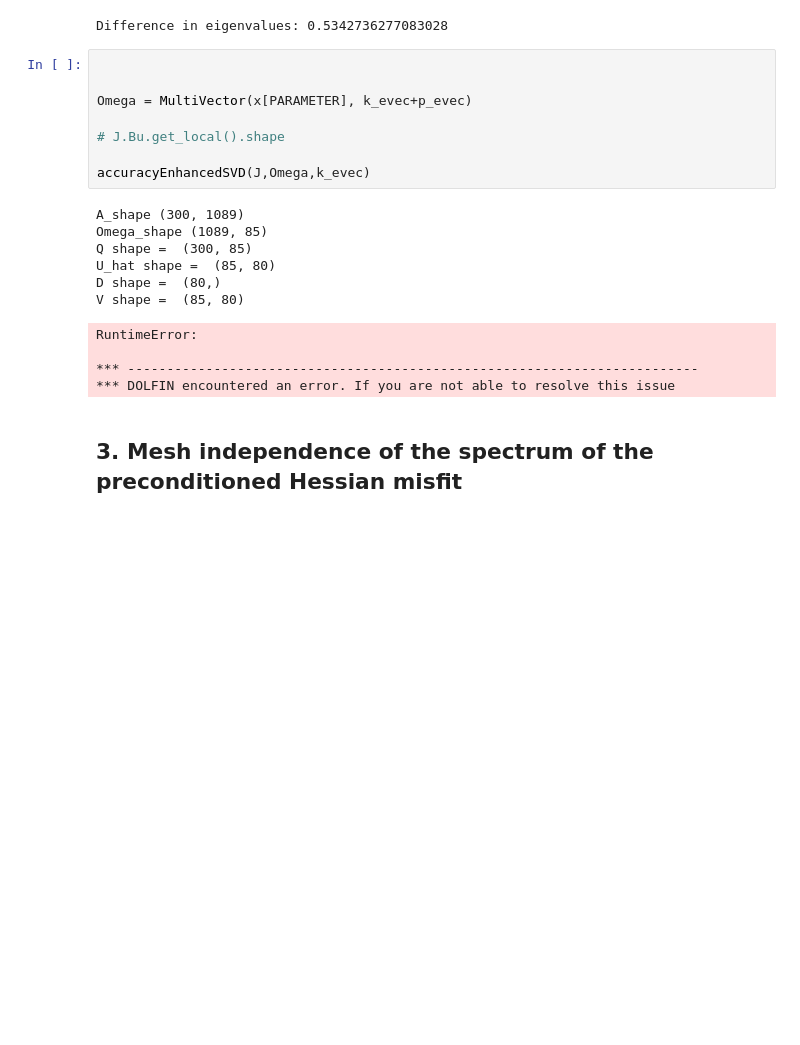
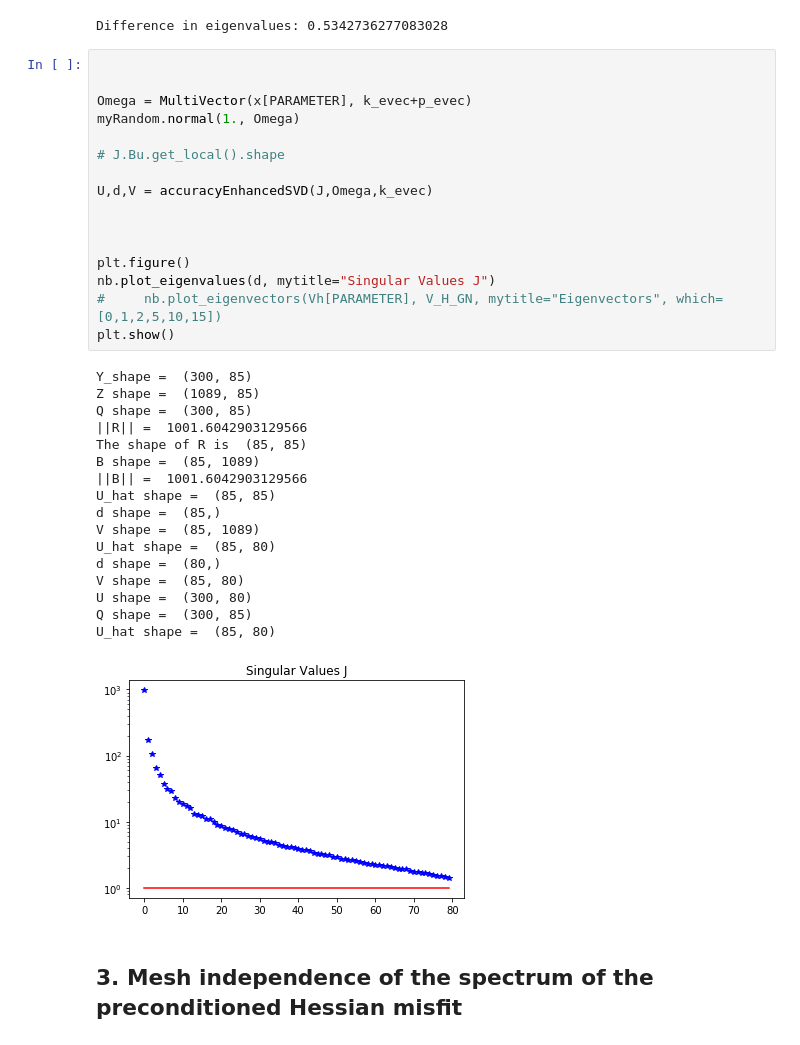
Before and after one commit to hippylib/hippylib, a Jupyter notebook: svd_test/JacobianTest.ipynb, the cells around one changed output. Saved outputs shown, nothing was run; the diff lists cells and outputs as text; blank space fills up the shorter version.

```diff
--- a/svd_test/JacobianTest.ipynb
+++ b/svd_test/JacobianTest.ipynb
@@ -209,22 +212,37 @@ Difference in eigenvalues: 0.5342736277083028
 # %%
 
 
 Omega = MultiVector(x[PARAMETER], k_evec+p_evec)
+myRandom.normal(1., Omega)
 
 # J.Bu.get_local().shape
 
-accuracyEnhancedSVD(J,Omega,k_evec)
+U,d,V = accuracyEnhancedSVD(J,Omega,k_evec)
+
+
+
+plt.figure()
+nb.plot_eigenvalues(d, mytitle="Singular Values J")
+#     nb.plot_eigenvectors(Vh[PARAMETER], V_H_GN, mytitle="Eigenvectors", which=[0,1,2,5,10,15])
+plt.show()
 # %% [output]
-A_shape (300, 1089)
-Omega_shape (1089, 85)
+Y_shape =  (300, 85)
+Z shape =  (1089, 85)
+Q shape =  (300, 85)
+||R|| =  1001.6042903129566
+The shape of R is  (85, 85)
+B shape =  (85, 1089)
+||B|| =  1001.6042903129566
+U_hat shape =  (85, 85)
+d shape =  (85,)
+V shape =  (85, 1089)
+U_hat shape =  (85, 80)
+d shape =  (80,)
+V shape =  (85, 80)
+U shape =  (300, 80)
 Q shape =  (300, 85)
 U_hat shape =  (85, 80)
-D shape =  (80,)
-V shape =  (85, 80)
-RuntimeError:
-
-*** -------------------------------------------------------------------------
-*** DOLFIN encountered an error. If you are not able to resolve this issue
+[figure, added]
 # %% [markdown]
 ## 3. Mesh independence of the spectrum of the preconditioned Hessian misfit
 # %%
```
Also changed, not shown: parts of 1 cell of this notebook, 3 other files.
